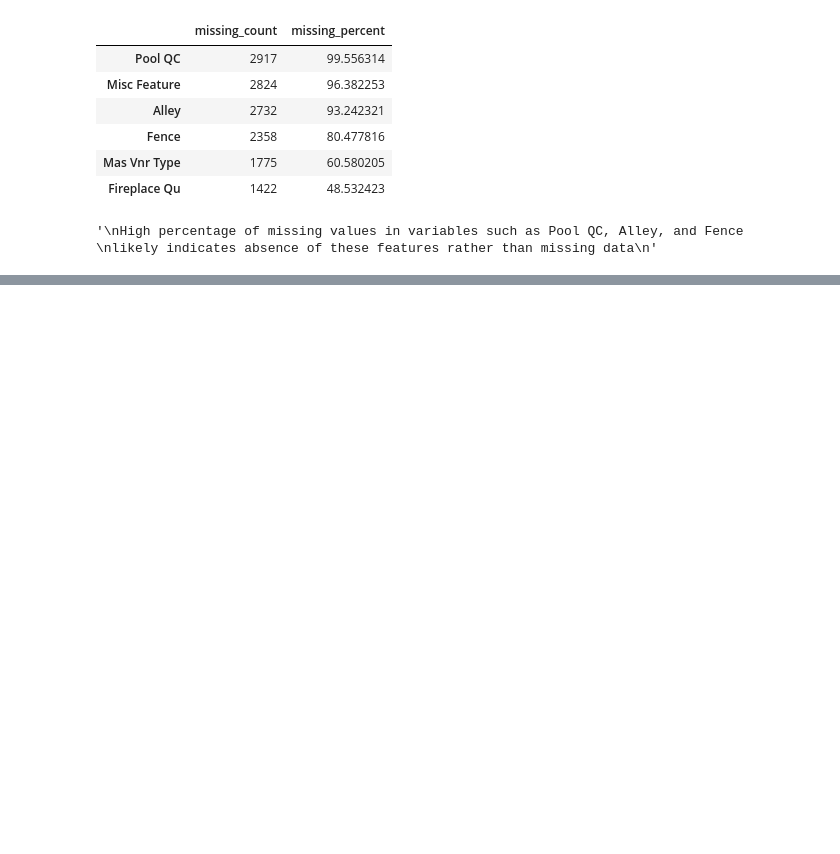
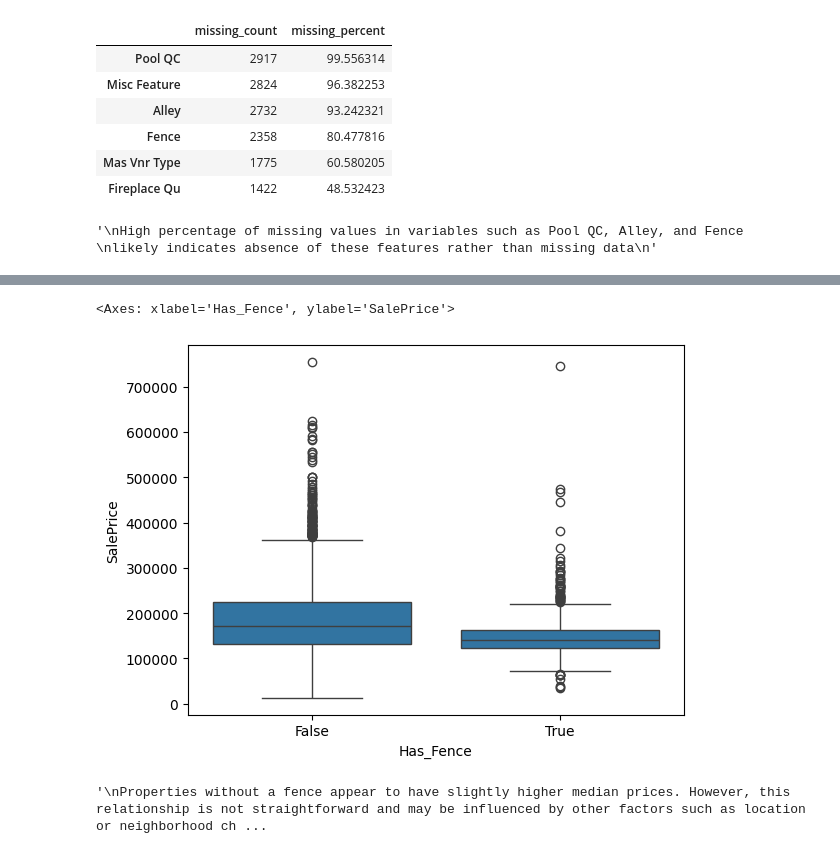
Before and after one commit to Tomasz-Marek/ames-housing-eda, a Jupyter notebook: notebooks/01_ames_eda.ipynb, the cells around one changed output, grey strips where cells are left out. Saved outputs shown, nothing was run; the diff lists cells and outputs as text; code cells hidden in the pictures; blank space fills up the shorter version.

```diff
--- a/notebooks/01_ames_eda.ipynb
+++ b/notebooks/01_ames_eda.ipynb
@@ -150,0 +255,13 @@ likely indicates absence of these features rather than missing data
+# %%
+# Check boxplot for houses with fence
+df["Has_Fence"] = df["Fence"].notnull()
+sns.boxplot(x="Has_Fence", y="SalePrice", data=df)
+# %% [output]
+<Axes: xlabel='Has_Fence', ylabel='SalePrice'>
+[figure, added]
+# %%
+"""
+Properties without a fence appear to have slightly higher median prices. However, this relationship is not straightforward and may be influenced by other factors such as location or neighborhood characteristics.
+"""
+# %% [output]
+'\nProperties without a fence appear to have slightly higher median prices. However, this relationship is not straightforward and may be influenced by other factors such as location or neighborhood ch ...
```
Also changed, not shown: parts of 12 cells of this notebook, 1 other file.
